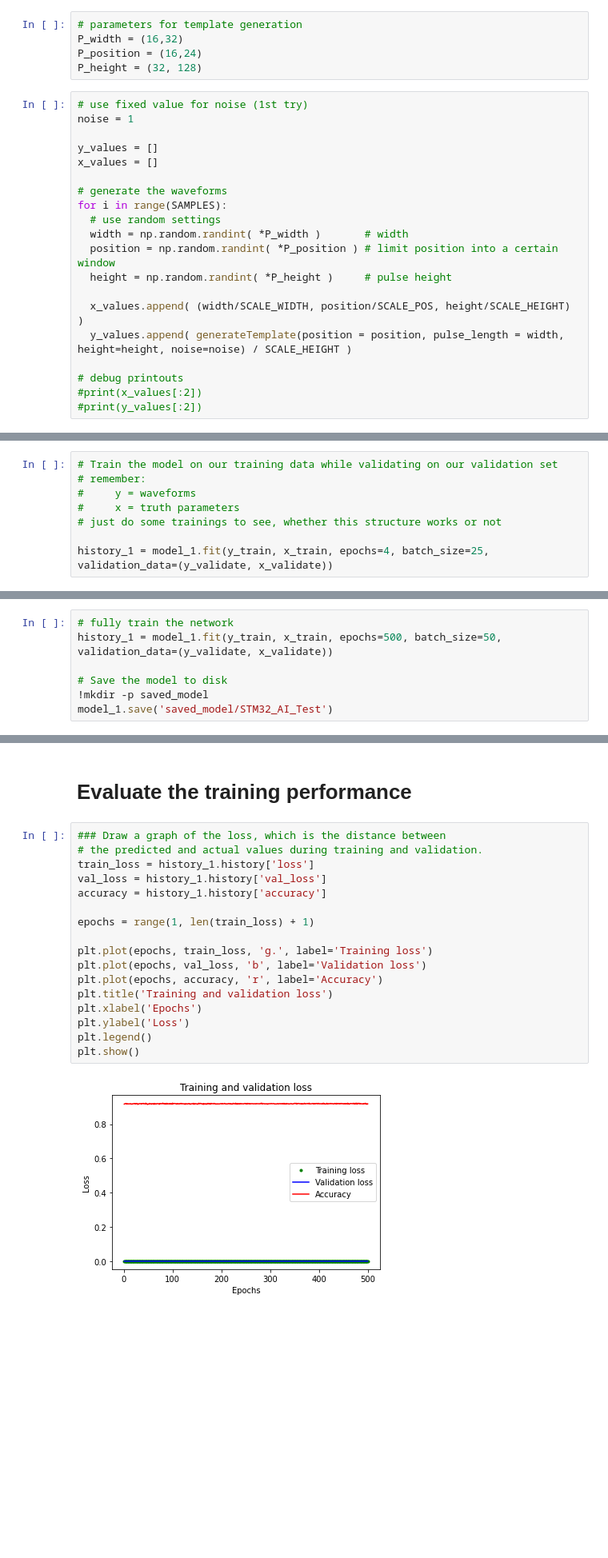
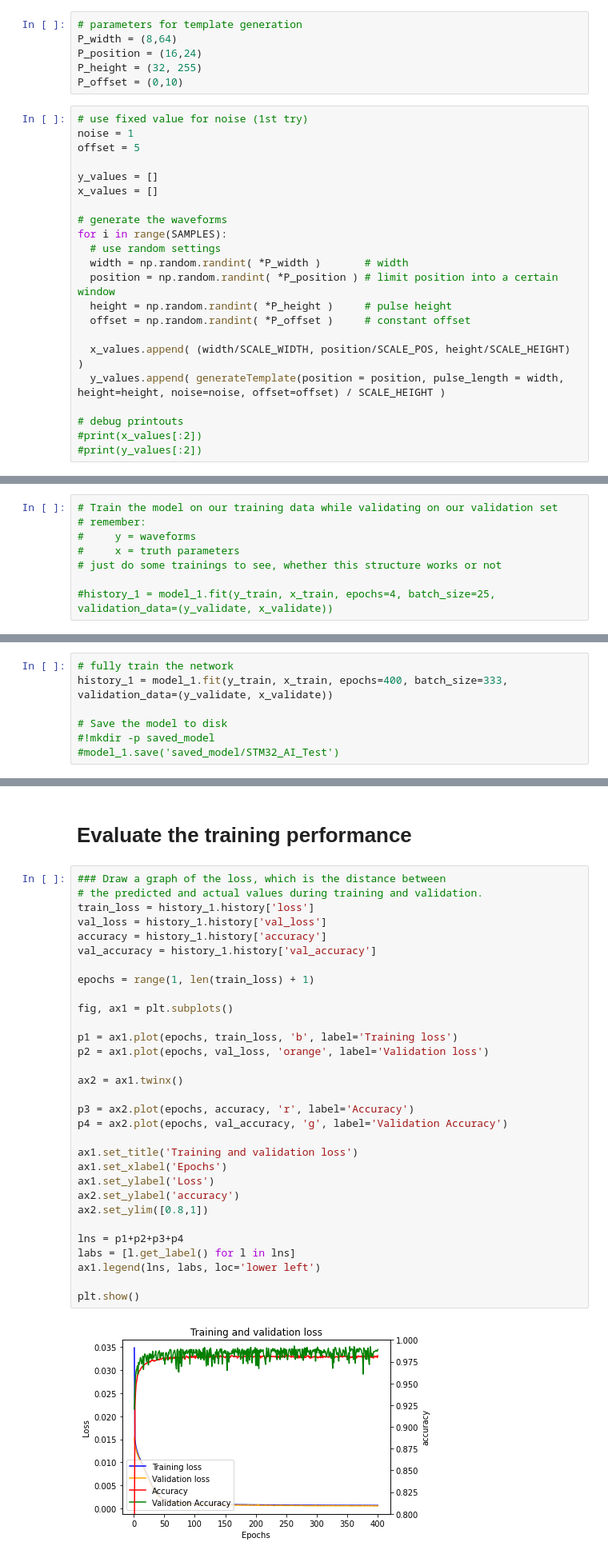
Before and after one commit to JochiSt/AI_PulseReconstruction, a Jupyter notebook: TestSTM32_AI.ipynb, the cells around one changed output, grey strips where cells are left out. Shown at 80% size. Cells and saved outputs as stored; diff of their text form; blank space fills up the shorter version.

```diff
--- a/TestSTM32_AI.ipynb
+++ b/TestSTM32_AI.ipynb
@@ -120,12 +126,14 @@ SCALE_POS = 32
 SCALE_HEIGHT = 255
 # %%
 # parameters for template generation
-P_width = (16,32)
+P_width = (8,64)
 P_position = (16,24)
-P_height = (32, 128)
+P_height = (32, 255)
+P_offset = (0,10)
 # %%
 # use fixed value for noise (1st try)
 noise = 1
+offset = 5
 
 y_values = []
 x_values = []
@@ -136,9 +144,10 @@ for i in range(SAMPLES):
   width = np.random.randint( *P_width )       # width
   position = np.random.randint( *P_position ) # limit position into a certain window
   height = np.random.randint( *P_height )     # pulse height
+  offset = np.random.randint( *P_offset )     # constant offset
 
   x_values.append( (width/SCALE_WIDTH, position/SCALE_POS, height/SCALE_HEIGHT) )
-  y_values.append( generateTemplate(position = position, pulse_length = width, height=height, noise=noise) / SCALE_HEIGHT )
+  y_values.append( generateTemplate(position = position, pulse_length = width, height=height, noise=noise, offset=offset) / SCALE_HEIGHT )
 
 # debug printouts
 #print(x_values[:2])
@@ -235,4 +278,4 @@ _________________________________________________________________
 #     x = truth parameters
 # just do some trainings to see, whether this structure works or not
 
-history_1 = model_1.fit(y_train, x_train, epochs=4, batch_size=25, validation_data=(y_validate, x_validate))
+#history_1 = model_1.fit(y_train, x_train, epochs=4, batch_size=25, validation_data=(y_validate, x_validate))
@@ -248,8 +282,8 @@ Epoch 4/4
 # %%
 # fully train the network
-history_1 = model_1.fit(y_train, x_train, epochs=500, batch_size=50, validation_data=(y_validate, x_validate))
+history_1 = model_1.fit(y_train, x_train, epochs=400, batch_size=333, validation_data=(y_validate, x_validate))
 
 # Save the model to disk
-!mkdir -p saved_model
-model_1.save('saved_model/STM32_AI_Test')
+#!mkdir -p saved_model
+#model_1.save('saved_model/STM32_AI_Test')
 # %% [output]
@@ -276,22 +309,36 @@ INFO:tensorflow:Assets written to: saved_model/STM32_AI_Test/assets
 # %%
 ### Draw a graph of the loss, which is the distance between
 # the predicted and actual values during training and validation.
 train_loss = history_1.history['loss']
 val_loss = history_1.history['val_loss']
 accuracy = history_1.history['accuracy']
+val_accuracy = history_1.history['val_accuracy']
 
 epochs = range(1, len(train_loss) + 1)
 
-plt.plot(epochs, train_loss, 'g.', label='Training loss')
-plt.plot(epochs, val_loss, 'b', label='Validation loss')
-plt.plot(epochs, accuracy, 'r', label='Accuracy')
-plt.title('Training and validation loss')
-plt.xlabel('Epochs')
-plt.ylabel('Loss')
-plt.legend()
+fig, ax1 = plt.subplots()
+
+p1 = ax1.plot(epochs, train_loss, 'b', label='Training loss')
+p2 = ax1.plot(epochs, val_loss, 'orange', label='Validation loss')
+
+ax2 = ax1.twinx()
+
+p3 = ax2.plot(epochs, accuracy, 'r', label='Accuracy')
+p4 = ax2.plot(epochs, val_accuracy, 'g', label='Validation Accuracy')
+
+ax1.set_title('Training and validation loss')
+ax1.set_xlabel('Epochs')
+ax1.set_ylabel('Loss')
+ax2.set_ylabel('accuracy')
+ax2.set_ylim([0.8,1])
+
+lns = p1+p2+p3+p4
+labs = [l.get_label() for l in lns]
+ax1.legend(lns, labs, loc='lower left')
+
 plt.show()
 # %% [output]
-[figure, old version]
+[figure, new version]
 # %%
 # evaluate the keras model
 _, accuracy = model_1.evaluate(y_validate, x_validate)
```
Also changed, not shown: parts of 34 cells of this notebook.
